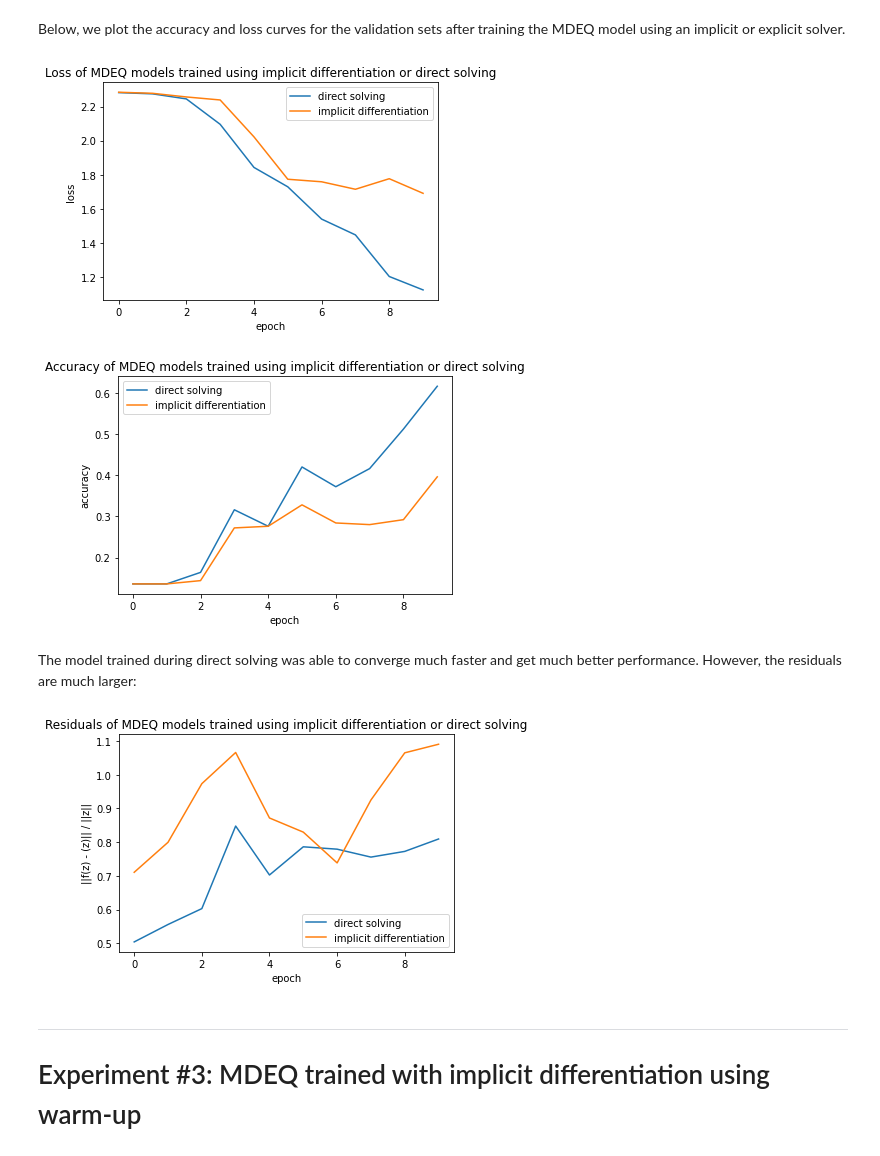
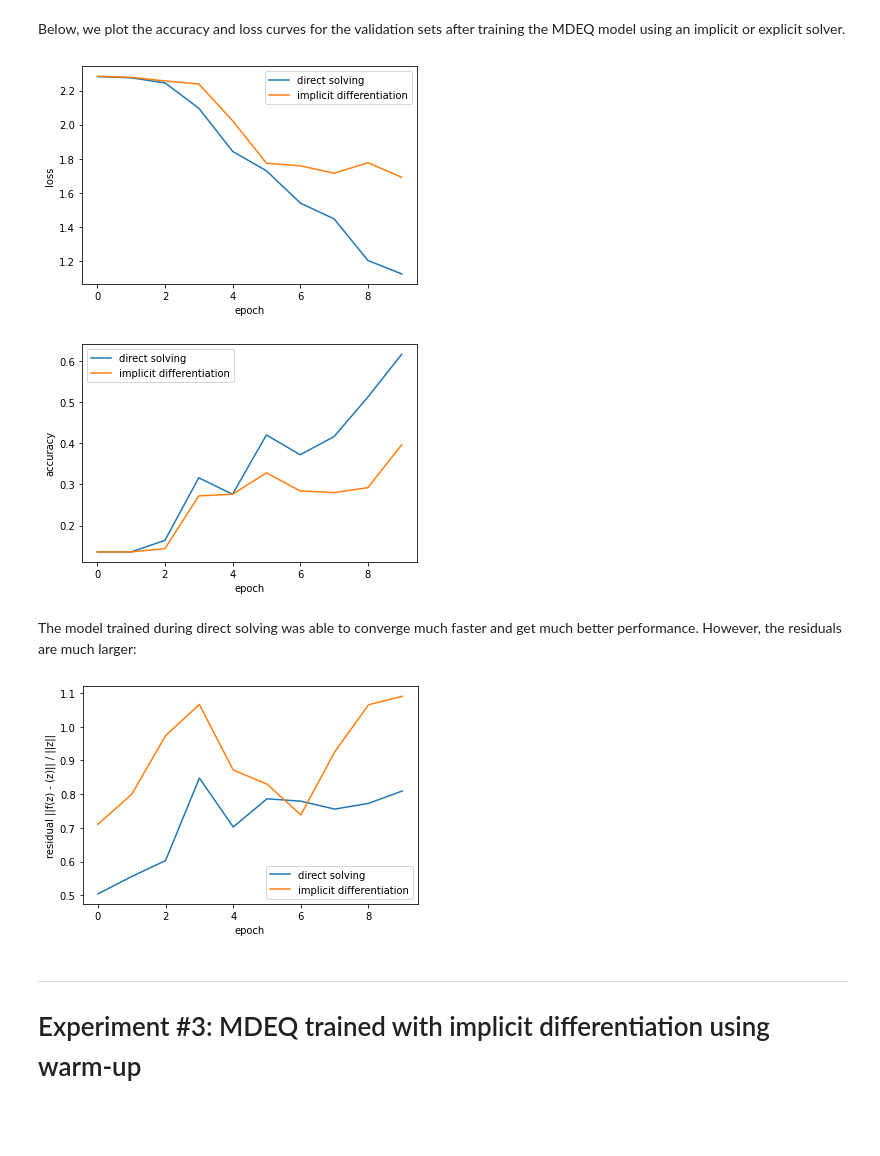
Before and after one commit to adamoyoung/deq-colab, a Jupyter notebook: deq-colab.ipynb, the cells around one changed output. Saved outputs shown, nothing was run; the diff lists cells and outputs as text; code cells hidden in the pictures; blank space fills up the shorter version.

```diff
--- a/deq-colab.ipynb
+++ b/deq-colab.ipynb
@@ -1066,26 +1063,25 @@ TRAINING MODE:::non_implicit
 # %% [markdown]
 Below, we plot the accuracy and loss curves for the validation sets after training the MDEQ model using an implicit or explicit solver.
 # %%
-#@title Loss curves of MDEQ models trained using implicit differentiation or direct solving
+#@title Validation loss curves of MDEQ models trained using implicit differentiation vs direct solving
 # importing package
 
 # create data
 val_loss_ds = ds_results['val_loss_vals']
 val_loss_broyden = broyden_results['val_loss_vals']
 epochs = np.arange(len(val_loss_broyden))
 
 # plot lines
 plt.plot(epochs, val_loss_ds, label = "direct solving")
 plt.plot(epochs, val_loss_broyden, label = "implicit differentiation")
 plt.xlabel("epoch")
 plt.ylabel("loss")
-plt.title("Loss of MDEQ models trained using implicit differentiation or direct solving")
 plt.legend()
 plt.show()
 # %% [output]
-[figure, old version]
+[figure, new version]
 # %%
-#@title Accuracy curves of MDEQ models trained using implicit differentiation or direct solving
+#@title Validation accuracy curves of MDEQ models trained using implicit differentiation vs direct solving
 
 # create data
 val_acc_ds = ds_results['val_acc_vals']
@@ -1097,15 +1093,14 @@ plt.plot(epochs, val_acc_ds, label = "direct solving")
 plt.plot(epochs, val_acc_broyden, label = "implicit differentiation")
 plt.xlabel("epoch")
 plt.ylabel("accuracy")
-plt.title("Accuracy of MDEQ models trained using implicit differentiation or direct solving")
 plt.legend()
 plt.show()
 # %% [output]
-[figure, old version]
+[figure, new version]
 # %% [markdown]
 The model trained during direct solving was able to converge much faster and get much better performance. However, the residuals are much larger:
 # %%
-#@title Residual curves of MDEQ models trained using explicit or implicit differentiation
+#@title Validation residual curves of MDEQ models trained using explicit vs implicit differentiation
 
 # create data
 val_res_ds = ds_results['val_res_vals']
@@ -1115,12 +1110,11 @@ val_res_broyden = broyden_results['val_res_vals']
 plt.plot(epochs, val_res_ds, label = "direct solving")
 plt.plot(epochs, val_res_broyden, label = "implicit differentiation")
 plt.xlabel("epoch")
-plt.ylabel("||f(z) - (z)|| / ||z||")
-plt.title("Residuals of MDEQ models trained using implicit differentiation or direct solving")
+plt.ylabel("residual ||f(z) - (z)|| / ||z||")
 plt.legend()
 plt.show()
 # %% [output]
-[figure, old version]
+[figure, new version]
 # %% [markdown]
 ------------------------------------------------------------------
 # Experiment #3: MDEQ trained with implicit differentiation using warm-up
```
Also changed, not shown: parts of 5 cells of this notebook.
